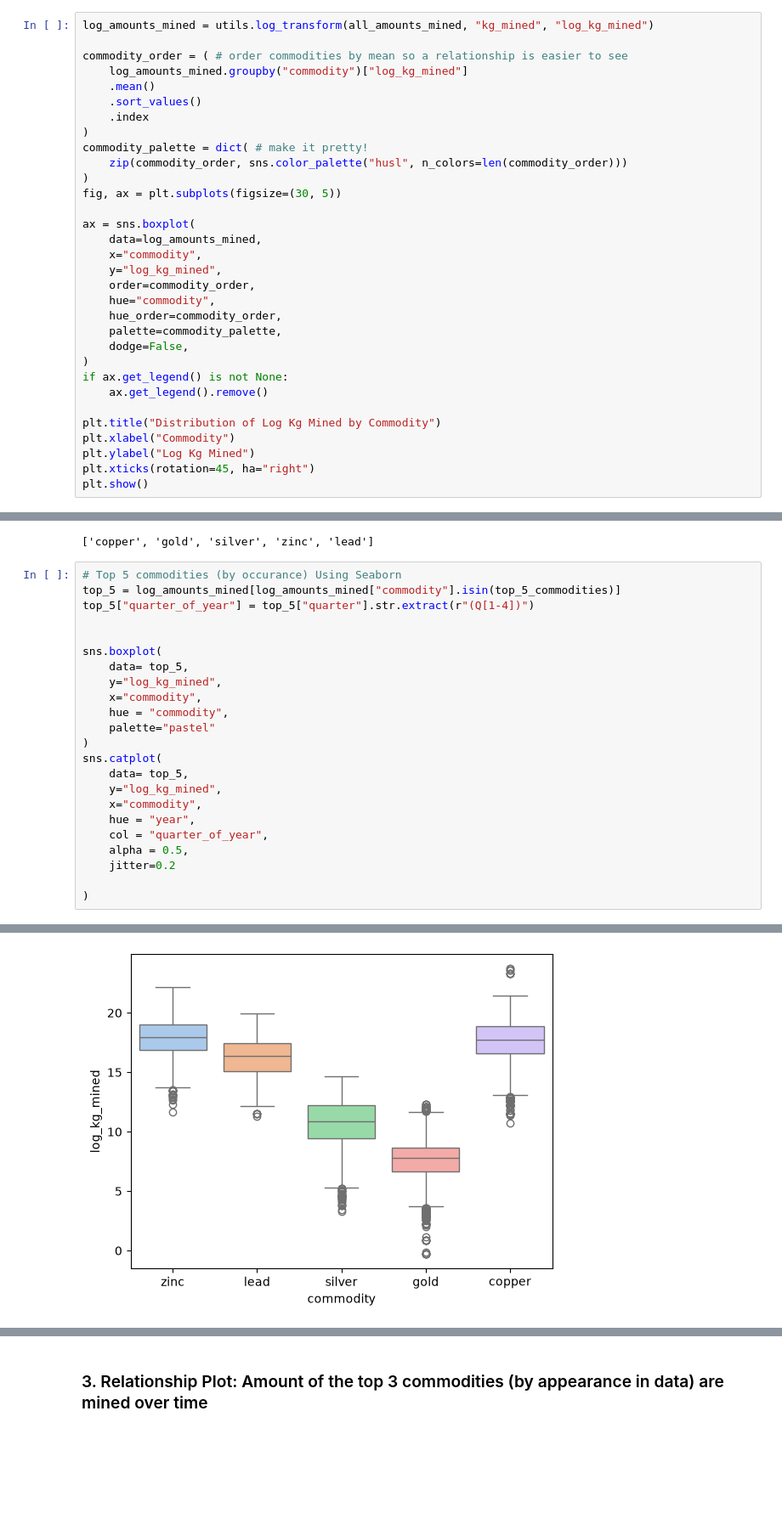
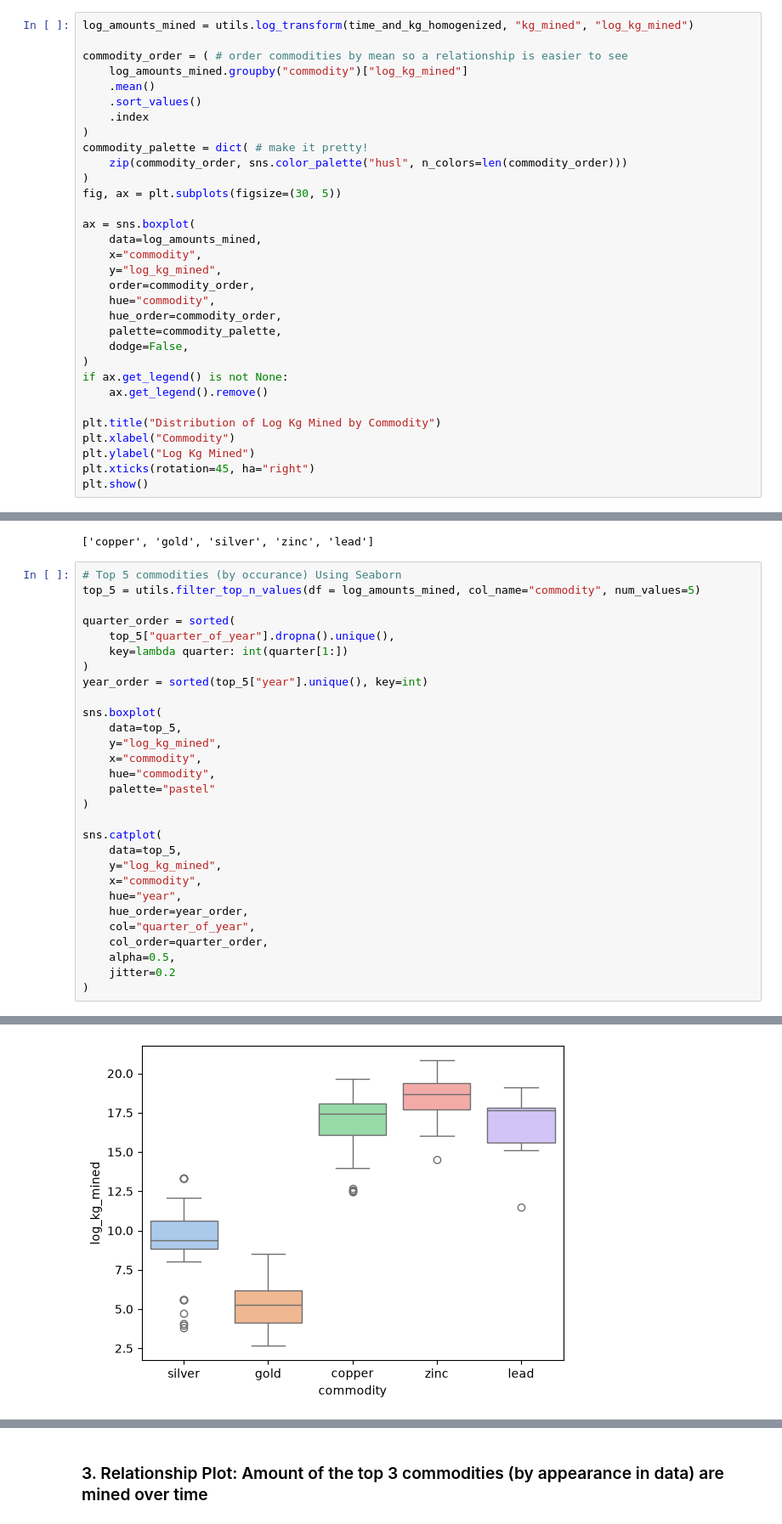
Before and after one commit to littlleHawk/sta556-homework-2, a Jupyter notebook: notebooks/HW_2_csv.ipynb, the cells around one changed output, grey strips where cells are left out. Shown at 85% size. Drawn from its saved outputs; the diff is of its cells as text; blank space fills up the shorter version.

```diff
--- a/notebooks/HW_2_csv.ipynb
+++ b/notebooks/HW_2_csv.ipynb
@@ -384,5 +378,5 @@ plt.show()
 # %%
-log_amounts_mined = utils.log_transform(all_amounts_mined, "kg_mined", "log_kg_mined")
+log_amounts_mined = utils.log_transform(time_and_kg_homogenized, "kg_mined", "log_kg_mined")
 
 commodity_order = ( # order commodities by mean so a relationship is easier to see
     log_amounts_mined.groupby("commodity")["log_kg_mined"]
@@ -422,27 +416,33 @@ top_5_commodities
 ['copper', 'gold', 'silver', 'zinc', 'lead']
 # %%
 # Top 5 commodities (by occurance) Using Seaborn
-top_5 = log_amounts_mined[log_amounts_mined["commodity"].isin(top_5_commodities)]
-top_5["quarter_of_year"] = top_5["quarter"].str.extract(r"(Q[1-4])")
+top_5 = utils.filter_top_n_values(df = log_amounts_mined, col_name="commodity", num_values=5)
 
+quarter_order = sorted(
+    top_5["quarter_of_year"].dropna().unique(),
+    key=lambda quarter: int(quarter[1:])
+)
+year_order = sorted(top_5["year"].unique(), key=int)
 
 sns.boxplot(
-    data= top_5,
+    data=top_5,
     y="log_kg_mined",
     x="commodity",
-    hue = "commodity",
+    hue="commodity",
     palette="pastel"
 )
+
 sns.catplot(
-    data= top_5,
+    data=top_5,
     y="log_kg_mined",
     x="commodity",
-    hue = "year",
-    col = "quarter_of_year",
-    alpha = 0.5,
+    hue="year",
+    hue_order=year_order,
+    col="quarter_of_year",
+    col_order=quarter_order,
+    alpha=0.5,
     jitter=0.2
-
 )
 # %% [output]
 <seaborn.axisgrid.FacetGrid at 0x...>
-[figure, old version]
+[figure, new version]
```
Also changed, not shown: parts of 9 cells of this notebook, 1 other file.
